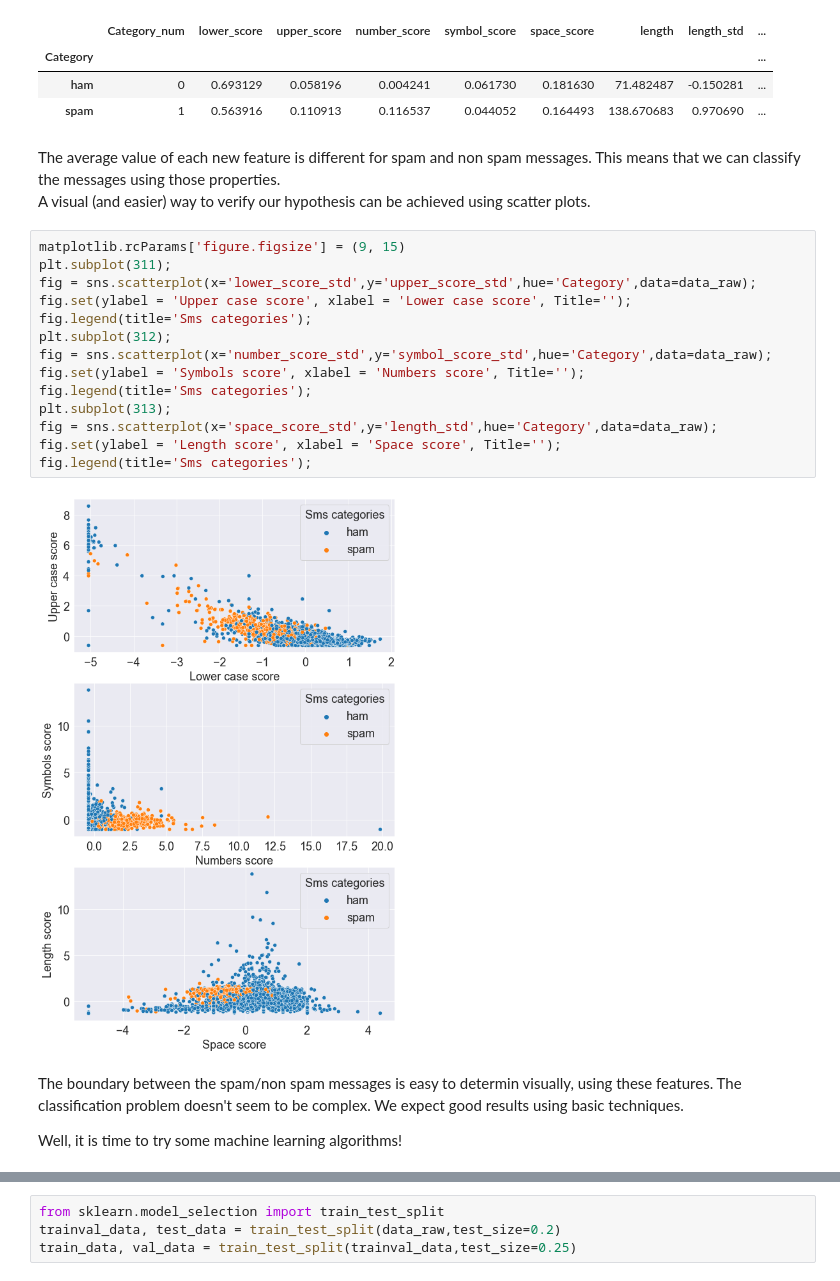
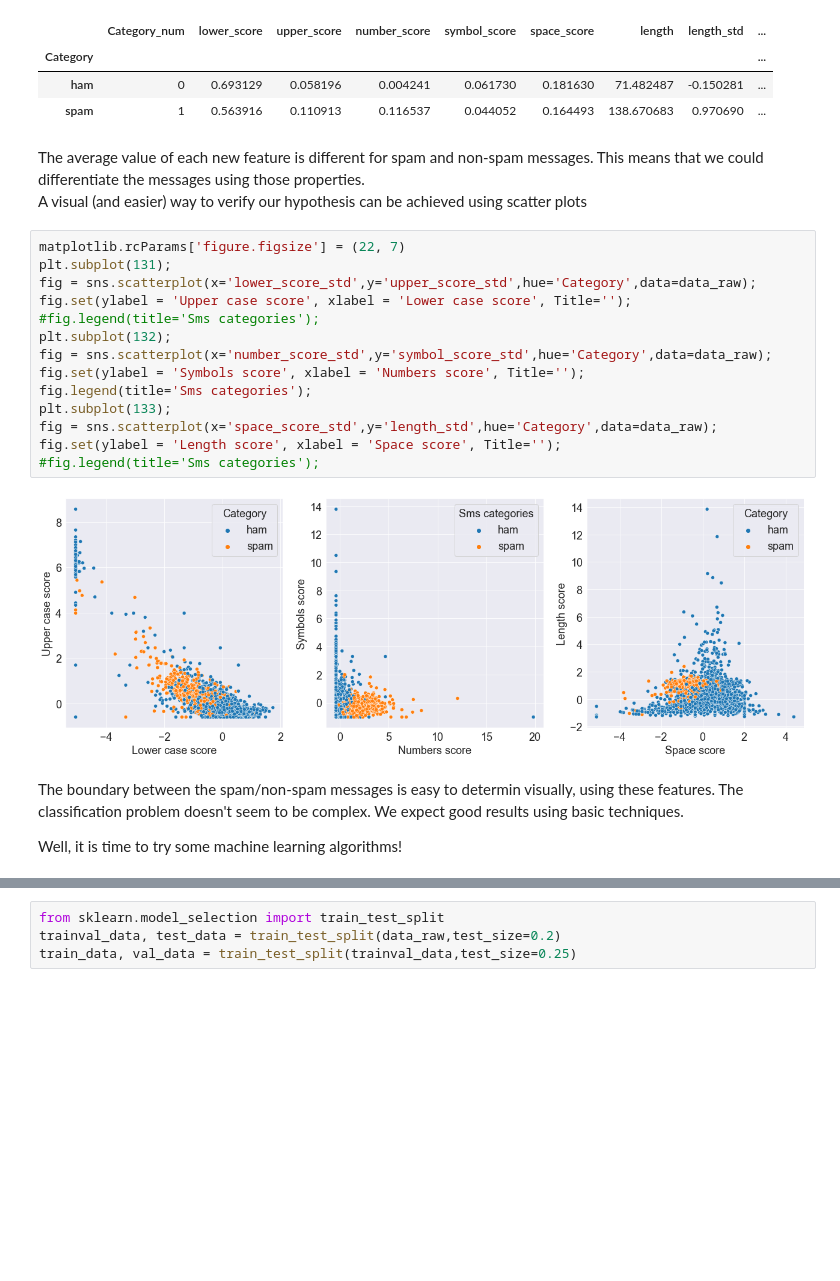
Before and after one commit to zaitrik/spam_detect, a Jupyter notebook: spam_detect.ipynb, the cells around one changed output, grey strips where cells are left out. Saved outputs shown, nothing was run; the diff lists cells and outputs as text; blank space fills up the shorter version.

```diff
--- a/spam_detect.ipynb
+++ b/spam_detect.ipynb
@@ -199,26 +199,26 @@ data_raw.groupby('Category').mean()
 | ham | 0 | 0.693129 | 0.058196 | 0.004241 | 0.061730 | 0.181630 | 71.482487 | -0.150281 | ... |
 | spam | 1 | 0.563916 | 0.110913 | 0.116537 | 0.044052 | 0.164493 | 138.670683 | 0.970690 | ... |
 # %% [markdown]
-The average value of each new feature is different for spam and non spam messages. This means that we can classify the messages using those properties.
-A visual (and easier) way to verify our hypothesis can be achieved using scatter plots.
+The average value of each new feature is different for spam and non-spam messages. This means that we could differentiate the messages using those properties.
+A visual (and easier) way to verify our hypothesis can be achieved using scatter plots
 # %%
-matplotlib.rcParams['figure.figsize'] = (9, 15)
-plt.subplot(311);
+matplotlib.rcParams['figure.figsize'] = (22, 7)
+plt.subplot(131);
 fig = sns.scatterplot(x='lower_score_std',y='upper_score_std',hue='Category',data=data_raw);
 fig.set(ylabel = 'Upper case score', xlabel = 'Lower case score', Title='');
-fig.legend(title='Sms categories');
-plt.subplot(312);
+#fig.legend(title='Sms categories');
+plt.subplot(132);
 fig = sns.scatterplot(x='number_score_std',y='symbol_score_std',hue='Category',data=data_raw);
 fig.set(ylabel = 'Symbols score', xlabel = 'Numbers score', Title='');
 fig.legend(title='Sms categories');
-plt.subplot(313);
+plt.subplot(133);
 fig = sns.scatterplot(x='space_score_std',y='length_std',hue='Category',data=data_raw);
 fig.set(ylabel = 'Length score', xlabel = 'Space score', Title='');
-fig.legend(title='Sms categories');
+#fig.legend(title='Sms categories');
 # %% [output]
-[figure, old version]
+[figure, new version]
 # %% [markdown]
-The boundary between the spam/non spam messages is easy to determin visually, using these features. The classification problem doesn't seem to be complex. We expect good results using basic techniques.
+The boundary between the spam/non-spam messages is easy to determin visually, using these features. The classification problem doesn't seem to be complex. We expect good results using basic techniques.
 
 Well, it is time to try some machine learning algorithms!
 # %% [markdown]
```
Also changed, not shown: parts of 10 cells of this notebook.
